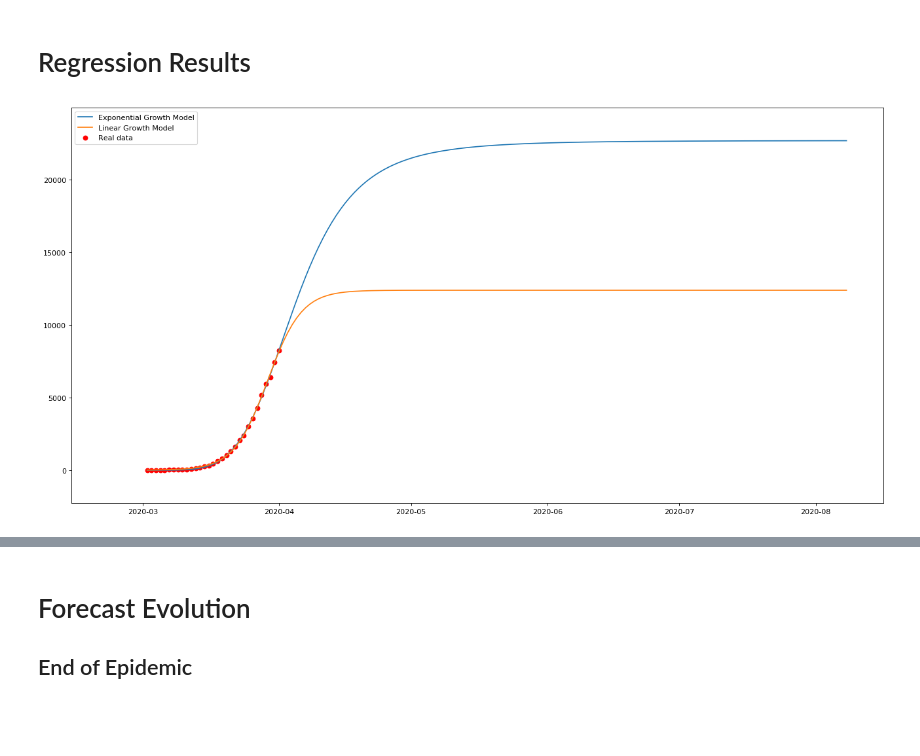
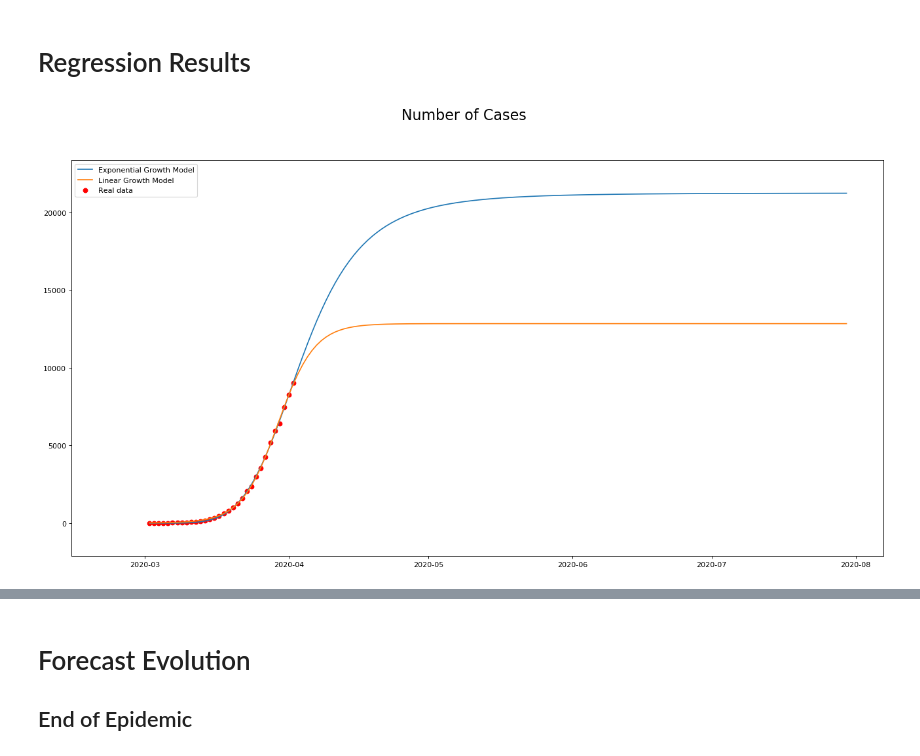
Before and after one commit to lcmonteiro/space-models, a Jupyter notebook: covid_19.ipynb, the cells around one changed output, grey strips where cells are left out. Saved outputs shown, nothing was run; the diff lists cells and outputs as text; code cells hidden in the pictures; blank space fills up the shorter version.

Commit message:
updade : number de cases per day

```diff
--- a/covid_19.ipynb
+++ b/covid_19.ipynb
@@ -10,7 +10,7 @@ data = {
            2,    4,    6,    9,   13,   21,   30,   39,   41,   59,
           78,  112,  169,  245,  331,  448,  642,  785, 1020, 1280,
         1600, 2060, 2362, 2995, 3544, 4268, 5170, 5962, 6408, 7443,
-        8251
+        8251, 9034
     ]
 }
 # %% [markdown]
@@ -77,40 +77,45 @@ lin_model, lin_x, lin_e = model_fit(linear_model, x_past, y_past, 1)
 import matplotlib.pyplot as plt
 import datetime          as dt
 # figure
 plt.figure('Regresion Results', figsize=(20, 10), dpi=80, facecolor='w', edgecolor='k')
 
 # start date
 start_date = dt.datetime.strptime(data['start'], '%Y/%m/%d').date()
 
 # epidemic duration
 duration = max(lin_e[-1], exp_e[-1])
 
 # number of cases
 count    = max(lin_model(duration), exp_model(duration))
 
 # Limits
 plt.ylim(0 - 0.1 * count, count + 0.1 * count)
 
 # Real data
-plt.scatter(
-    [start_date + dt.timedelta(days=x) for x in x_past], y_past, label="Real data", color="red")
+x_date_past = [start_date + dt.timedelta(days=x) for x in x_past]
+# Plot
+plt.scatter(x_date_past, y_past, label="Real data", color="red")
 
-# Total range
-x_total = range(duration)
-
+# Time Line
+x_date = [start_date + dt.timedelta(days=x) for x in x_total]
 
 # Predicted exponetial curve
-plt.plot(
-    [start_date + dt.timedelta(days=x) for x in x_total], [exp_model(x) for x in x_total], label="Exponential Growth Model")
+y_exp  = [exp_model(x) for x in range(duration)]
+# Plot
+plt.plot(x_date, y_exp, label="Exponential Growth Model")
 
 # Predicted logistic curve
-plt.plot(
-    [start_date + dt.timedelta(days=x) for x in x_total], [lin_model(x) for x in x_total], label="Linear Growth Model")
+y_lin  = [lin_model(x) for x in x_total]
+# Plot
+plt.plot(x_date, y_lin, label="Linear Growth Model")
+
+# Title
+plt.suptitle('Number of Cases', fontsize=20)
 
 # legend
 plt.legend(loc='upper left')
 
 # show
 plt.show()
 # %% [output]
-[figure, old version]
+[figure, new version]
```
Also changed, not shown: parts of 3 cells of this notebook.
